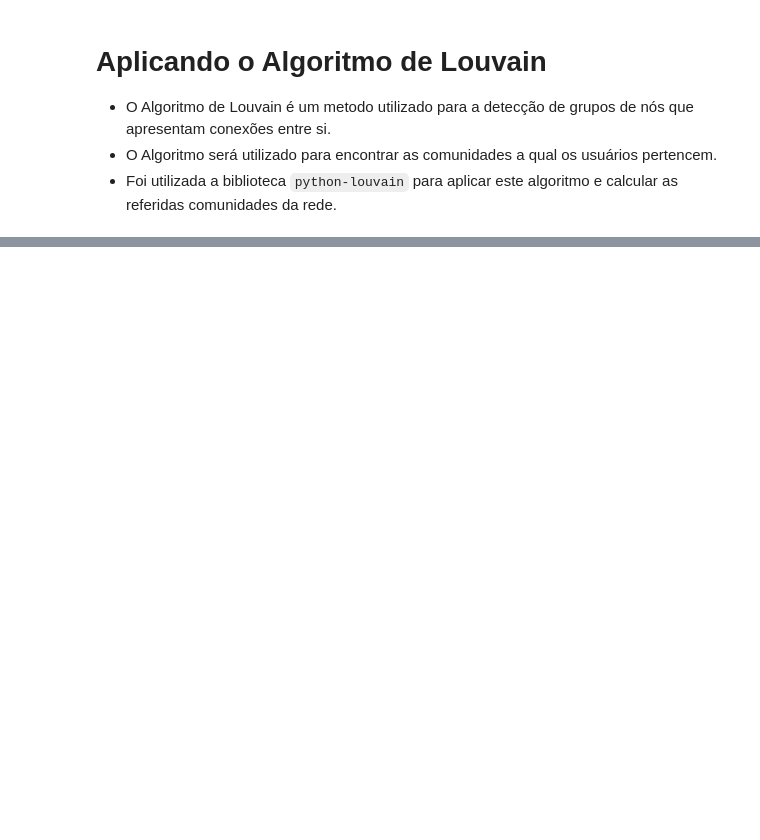
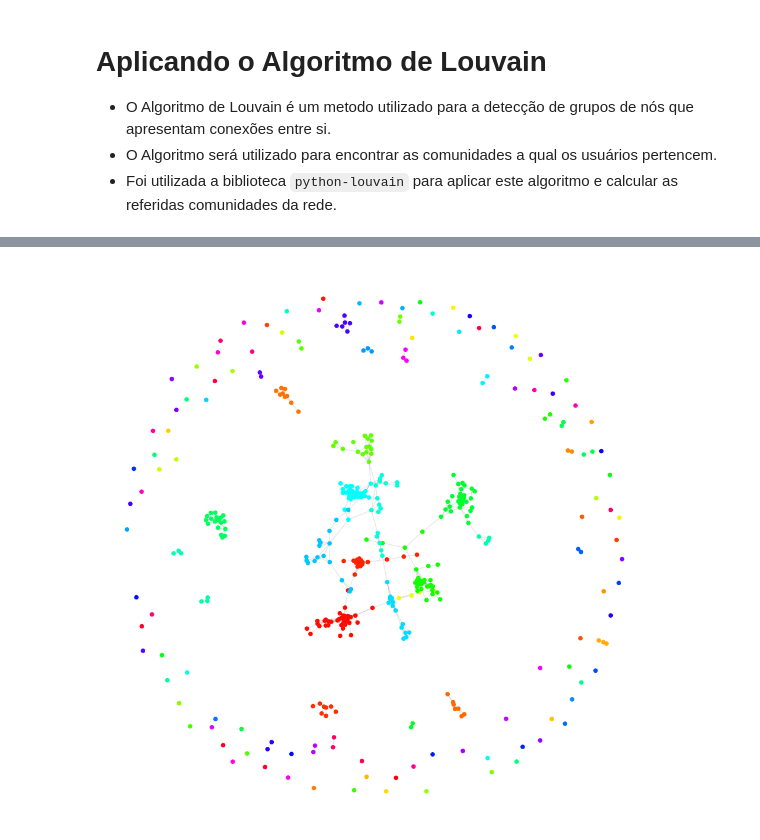
Before and after one commit to arthurvserodio/Analise-de-Grafos---TAG-26.2, a Jupyter notebook: src/FacebookGraph.ipynb, the cells around one changed output, grey strips where cells are left out. Saved outputs shown, nothing was run; the diff lists cells and outputs as text; code cells hidden in the pictures; blank space fills up the shorter version.

Commit message:
feat: criando a tabela com centralidades e comunidades + vizualizando o grafo por cores das comunidades

```diff
--- a/src/FacebookGraph.ipynb
+++ b/src/FacebookGraph.ipynb
@@ -83,0 +83,31 @@ Numero de comunidades:  107
+# %%
+from collections import defaultdict
+import matplotlib as mpl
+
+#Agrupa os nós em sua respectiva comunidade
+comunidades = defaultdict(list)
+#Adicionando os nós na comunidade
+for no, comunidade in particao.items():
+    comunidades[comunidade].append(no)
+#Criando subgrafos para cada comunidade
+subgrafo = [Amostra_graph.subgraph(c) for c in comunidades.values()]
+
+# Cria o dicionário id da comunidade -> cor
+n = len(comunidades)
+# Seleciona um mapa de cores com n cores distintas, hsv é um gradiente de cores
+mapa_cor = mpl.colormaps["hsv"].resampled(n)
+# Atribui a cor a cada comunidade
+cores = {com: mapa_cor(i) for i, com in enumerate(comunidades.keys())}
+# Calcula a posição dos nós para o layout do grafo
+pos = nx.spring_layout(Amostra_graph, seed=50)
+#Atruibui a cor de cada nó de acordo com a comunidade a qual ele pertence
+cores_nos = [cores[particao[no]] for no in Amostra_graph.nodes()]
+
+#Desenha o grafo com as cores das comunidades
+plt.figure(figsize=(12, 12))
+nx.draw_networkx_edges(Amostra_graph, pos, alpha=0.1)
+nx.draw_networkx_nodes(Amostra_graph, pos, node_color=cores_nos, node_size=20)
+plt.axis( "off" )
+plt.show()
+# %% [output]
+[figure, added]
```
Also changed, not shown: parts of 7 cells of this notebook, 2 other files.
